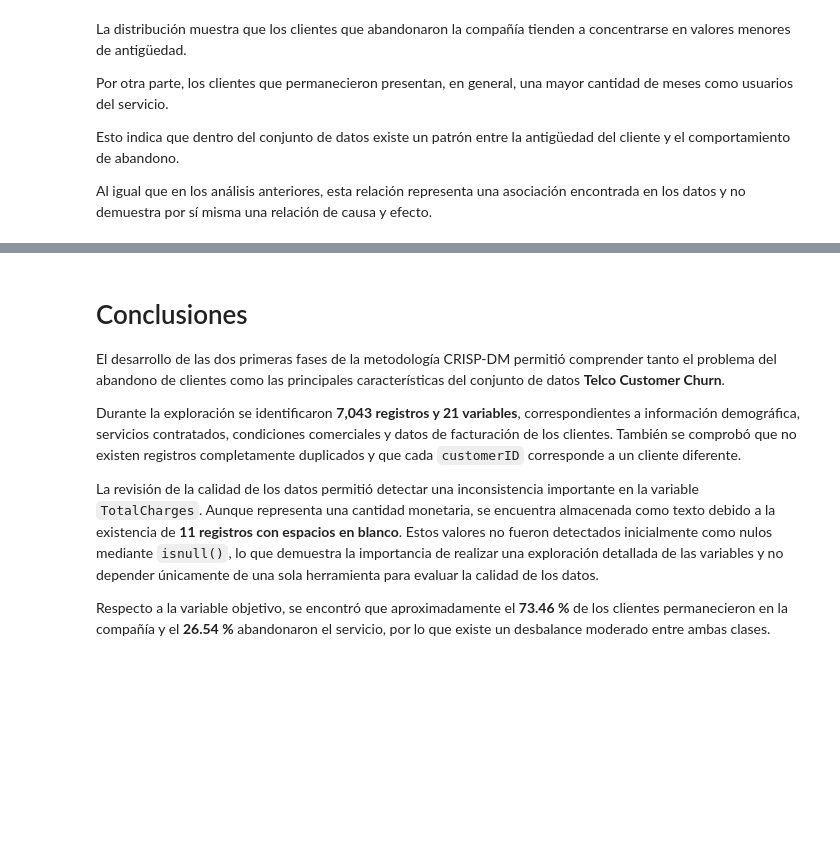
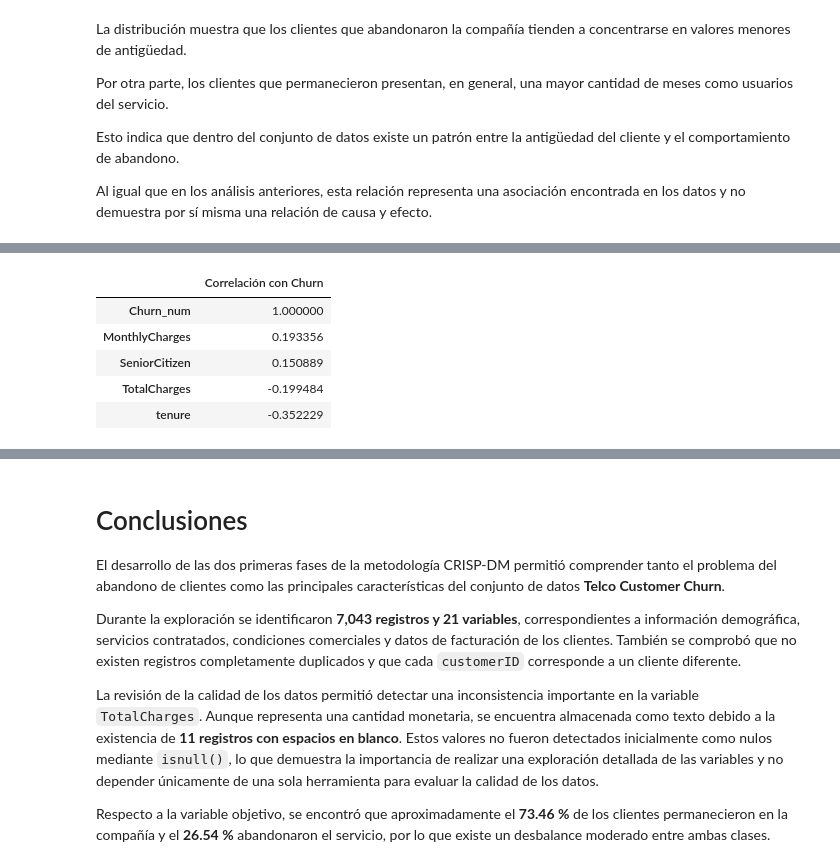
Before and after one commit to DalilaGallegos/Portafolio-Diplomado-en-Python-Gallegos-Jimenez-Yajaira-Dalila, a Jupyter notebook: 01_Analisis_Exploratorio.ipynb, the cells around one changed output, grey strips where cells are left out. Cells and saved outputs as stored; diff of their text form; code cells hidden in the pictures; blank space fills up the shorter version.

```diff
--- a/01_Analisis_Exploratorio.ipynb
+++ b/01_Analisis_Exploratorio.ipynb
@@ -556,0 +698,15 @@ Al igual que en los análisis anteriores, esta relación representa una asociaci
+# %%
+correlacion_churn = (
+    correlaciones["Churn_num"]
+    .sort_values(ascending=False)
+    .to_frame("Correlación con Churn")
+)
+
+correlacion_churn
+# %% [output]
+|  | Correlación con Churn |
+| Churn_num | 1.000000 |
+| MonthlyCharges | 0.193356 |
+| SeniorCitizen | 0.150889 |
+| TotalCharges | -0.199484 |
+| tenure | -0.352229 |
```
Also changed, not shown: parts of 10 cells of this notebook.
